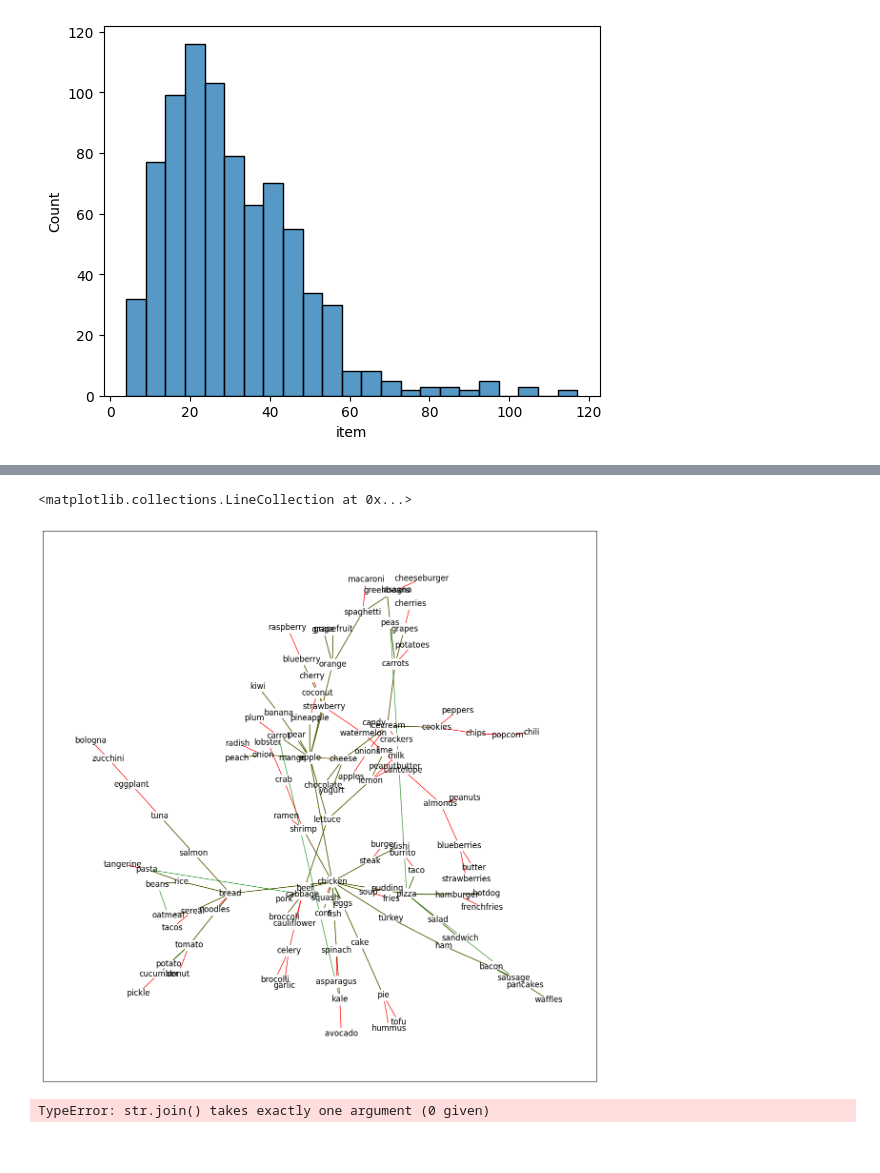
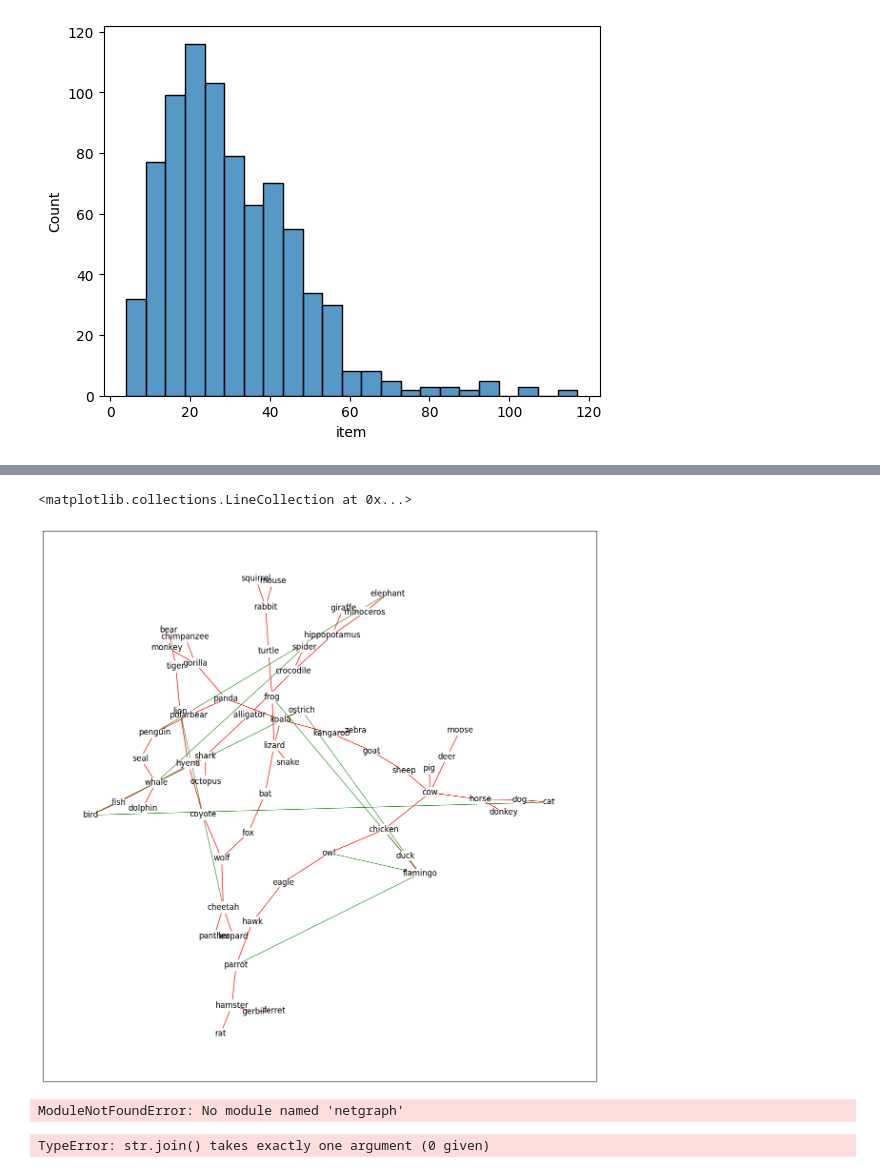
Before and after one commit to usnistgov/affinis, a Jupyter notebook: docs/fluency.ipynb, the cells around one changed output, grey strips where cells are left out. Drawn from its saved outputs; the diff is of its cells as text; code cells hidden in the pictures.

```diff
--- a/docs/fluency.ipynb
+++ b/docs/fluency.ipynb
@@ -44,14 +46,14 @@ animals = (df
 #  [df.item.isin((df.item.value_counts()>20).index.tolist())]#index.tolist())]
 
 #  [df.item.isin((df.item.value_counts().pipe(lambda s: s[s>20])).index.tolist())]
- .query('category=="foods"')#[['idlist','item']]
+ .query('category=="animals"')#[['idlist','item']]
  .assign(animals=1.)['animals']
 #  .set_index(['idlist','item'])
  .pipe(lambda df: df[~df.index.duplicated(keep='first')])
  .unstack().fillna(0.)#.drop_levels(0)
- .pipe(lambda df: df.loc[:,df.sum()>10])
+ .pipe(lambda df: df.loc[:,df.sum()>50])
 )
 
-X = animals.values
+all_X = animals.values
 animals
 # %% [output]
@@ -94,11 +96,11 @@ def arr_cooc(x, n=2):
 animal_occ = (df
 #  [df.item.isin(df.item.value_counts(ascending=False).head(100).index.tolist())]
 #  [df.item.isin((df.item.value_counts().pipe(lambda s: s[s>20])).index.tolist())]
- .query('category=="foods"')
+ .query('category=="animals"')
  .item.astype('category')
 )
 dummies = np.eye(animal_occ.dtype.categories.shape[0])
-roll_X=np.vstack([dummies[arr_cooc(g[1].values, n=5),:].max(axis=1) for g in animal_occ.cat.codes.groupby(level=0)])#[:,]
+roll_X=np.vstack([dummies[arr_cooc(g[1].values, n=10),:].max(axis=1) for g in animal_occ.cat.codes.groupby(level=0)])#[:,]
 roll_X = roll_X[:,animal_occ[animal_occ.isin(animals.columns.tolist())].cat.codes.unique()]
 # print(animal_occ.cat.codes.sort_values())
 # print(animal_cooc.max(axis=0))
@@ -145,12 +131,22 @@ sns.histplot(_sq(ochiai(roll_X, pseudocts=0.5)), stat='density')
 # %%
 import networkx as nx
+
+from affinis.filter import min_connected_filter
+import scipy.sparse as sprs
+from affinis.distance import bilinear_dists, generalized_graph_dists
+from affinis.proximity import sinkhorn, forest
+from affinis.utils import _norm_diag, edge_mask_to_laplacian, _outer
+
+# X = all_X
+X = roll_X
 
 def top_tree_pct(x, mult=1):
     pct=np.percentile(_sq(x), 100-100*mult*2/x.shape[0])
     print(pct)
     return x>=pct
 plt.figure(figsize=(15,15))
-G = nx.from_pandas_adjacency(pd.DataFrame(_sq(_sq(top_tree_pct(ochiai(roll_X), mult=1.5))), index=animals.columns, columns=animals.columns))
-pos = nx.kamada_kawai_layout(G)
-nx.draw_networkx(G, pos=pos, node_color='w')
+G = nx.from_pandas_adjacency(pd.DataFrame(_sq(~(min_connected_filter(_sq(sinkhorn(ochiai(X)))).mask)), index=animals.columns, columns=animals.columns))
+pos_cos = nx.kamada_kawai_layout(G)
+nx.draw_networkx(G, pos=pos_cos, node_color='w')
+nx.connected.is_connected(G)
 # %% [output]
@@ -199,8 +475,11 @@ sns.histplot(np.where(mst_post>100, mst_post/roll_X.shape[0], np.nan), stat='den
 # sns.displot(mst_post)
 # _sq(mst_post>0.1)
 plt.figure(figsize=(15,15))
-G = nx.from_pandas_adjacency(pd.DataFrame(_sq(mst_post>0.1).astype(int), index=animals.columns, columns=animals.columns))
+
+# G = nx.from_pandas_adjacency(pd.DataFrame((minmax(sinkhorn(_sq(post_L)))>0.7).astype(int), index=animals.columns, columns=animals.columns))
 # G = nx.from_pandas_adjacency(pd.DataFrame(_sq(_sq(top_tree_pct(_sq(post_L), mult=1.5))), index=animals.columns, columns=animals.columns))
+
+G = nx.from_pandas_adjacency(pd.DataFrame(_sq(~min_connected_filter(_sq(Gvals:=(_sq(post_L)))).mask), index=animals.columns, columns=animals.columns))
 pos = nx.kamada_kawai_layout(G)
 nx.draw_networkx(G, pos=pos, node_color='w')
 # nx.draw_networkx_edges(G, pos=pos, edge_cmap='viridis')
@@ -209,13 +550,33 @@ nx.draw_networkx(G, pos=pos, node_color='w')
 # %%
 from scipy.sparse.csgraph import minimum_spanning_tree
 plt.figure(figsize=(15,15))
-Gtree = nx.from_pandas_adjacency(pd.DataFrame(minimum_spanning_tree(1-_sq(mst_post)).todense(), index=animals.columns, columns=animals.columns))
-pos = nx.fruchterman_reingold_layout(Gtree)
+Gtree = nx.from_pandas_adjacency(pd.DataFrame(minimum_spanning_tree(-Gvals).todense()<0, index=animals.columns, columns=animals.columns))
+pos = nx.spring_layout(Gtree)
 nx.draw_networkx(Gtree, pos=pos, node_color='w', edge_color='r')
-nx.draw_networkx_edges(G, pos=pos, edge_color='g', alpha=0.8)
+nx.draw_networkx_edges(nx.difference(G, Gtree),
+    pos=pos, edge_color='g', alpha=0.8,
+    connectionstyle="arc3,rad=0.01"  # <-- THIS IS IT
+)
+# nx.difference()
 # %% [output]
 <matplotlib.collections.LineCollection at 0x...>
-[figure, old version]
+[figure, new version]
+# %%
+from netgraph import Graph, InteractiveGraph, EditableGraph
+plt.figure(figsize=(10,10))
+Graph(
+    _sq(min_connected_filter(_sq(Gvals)).filled(0)),
+    node_labels=True,
+    # node_layout='geometric',
+    # node_label_offset=0.05,
+    node_size=2,
+    directed=False,
+)
+dict(zip(map(tuple, np.vstack(np.triu_indices_from(Gvals)).T.tolist()), 1-min_connected_filter(_sq(Gvals)).filled(0)))
+
+generalized_graph_dists(edge_mask_to_laplacian(min_connected_filter(_sq(Gvals))))
+# %% [output]
+ModuleNotFoundError: No module named 'netgraph'
 # %%
 from toolz import sliding_window
 # df.query('category=="animals"').groupby(['listnum','item'])['item'].rolling(2).count()
```
Also changed, not shown: parts of 29 cells of this notebook, 7 other files.
